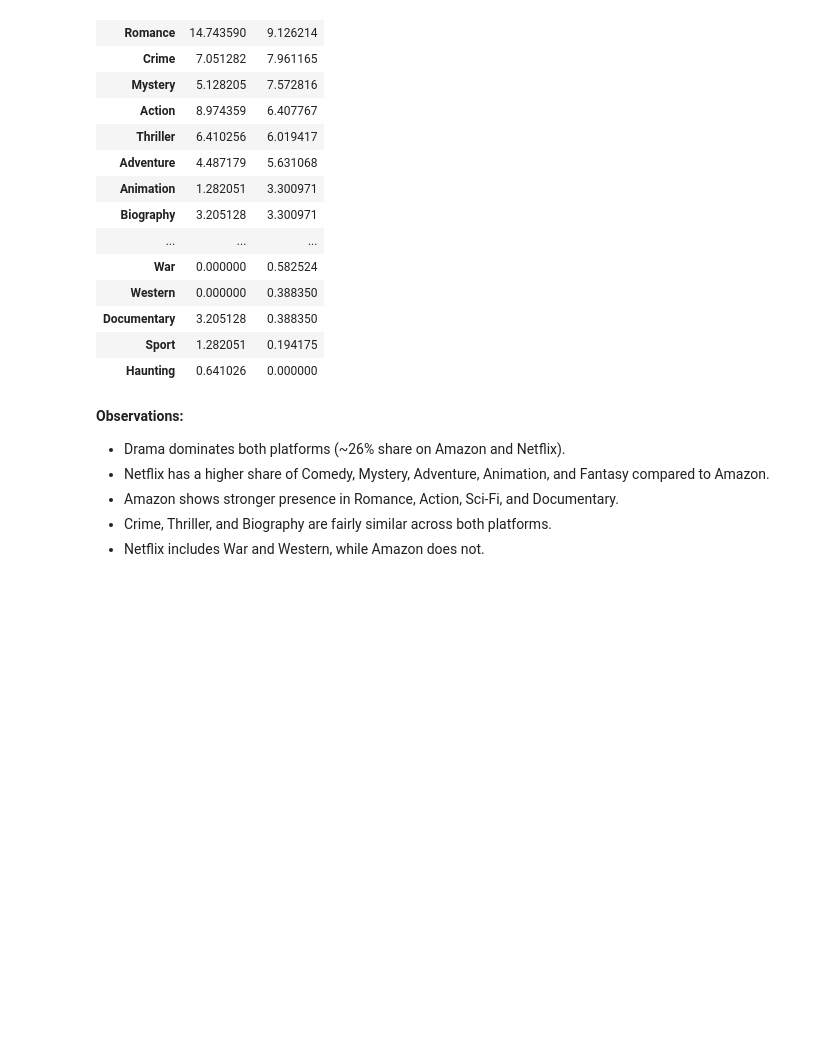
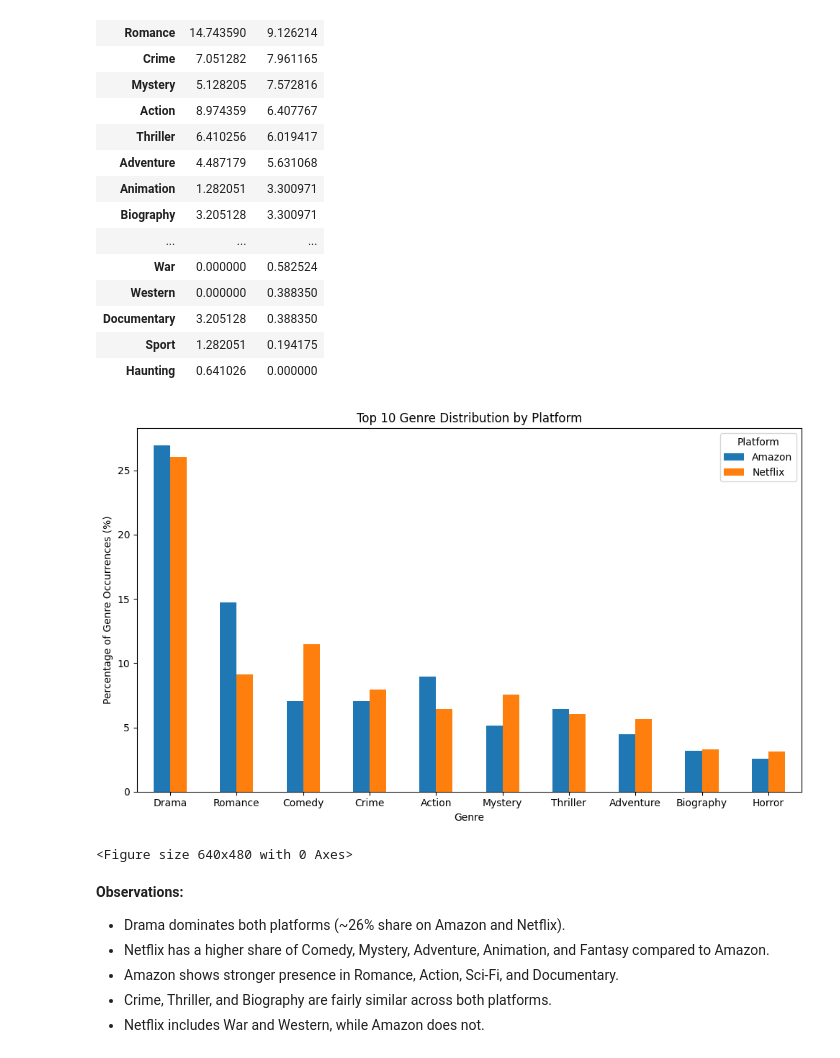
Before and after one commit to devashreekinjale/Book-Adaptations, a Jupyter notebook: book_adaptations/notebooks/05_data_analysis.ipynb, the cells around one changed output. Saved outputs shown, nothing was run; the diff lists cells and outputs as text; code cells hidden in the pictures; blank space fills up the shorter version.

Commit message:
Updated notebooks and saved visuals

```diff
--- a/book_adaptations/notebooks/data_analysis.ipynb
+++ b/book_adaptations/notebooks/05_data_analysis.ipynb
@@ -720,6 +771,32 @@ platform_genres_pct.T.sort_values(
 | Documentary | 3.205128 | 0.388350 |
 | Sport | 1.282051 | 0.194175 |
 | Haunting | 0.641026 | 0.000000 |
+# %%
+# Get top 10 genres overall
+top_genres = genre_df['imdb_genre'].value_counts().head(10).index
+
+# Filter dataframe
+top_platform_genres = platform_genres_pct[top_genres]
+
+# Plot
+top_platform_genres.T.plot(
+    kind='bar',
+    figsize=(10,6)
+)
+
+plt.title('Top 10 Genre Distribution by Platform')
+plt.xlabel('Genre')
+plt.ylabel('Percentage of Genre Occurrences (%)')
+plt.xticks(rotation=0)
+plt.legend(title='Platform')
+
+plt.tight_layout()
+plt.show()
+
+plt.savefig('../visuals/platform_genre_comparison.png', dpi=300, bbox_inches='tight')
+# %% [output]
+[figure, added]
+<Figure size 640x480 with 0 Axes>
 # %% [markdown]
 **Observations:**
 
```
Also changed, not shown: parts of 15 cells of this notebook, 9 other files.
